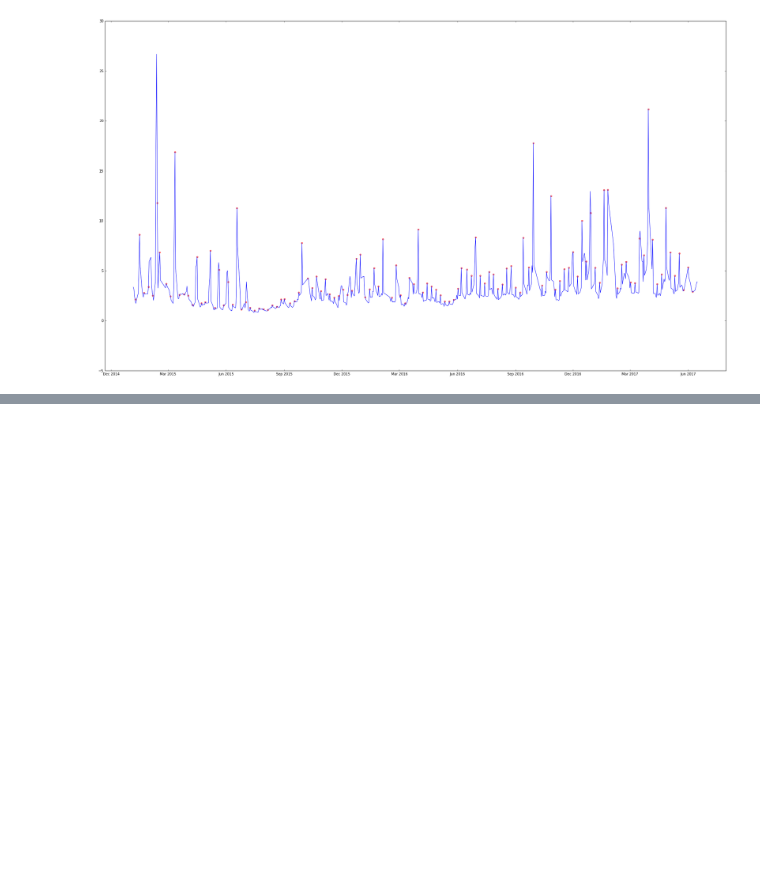
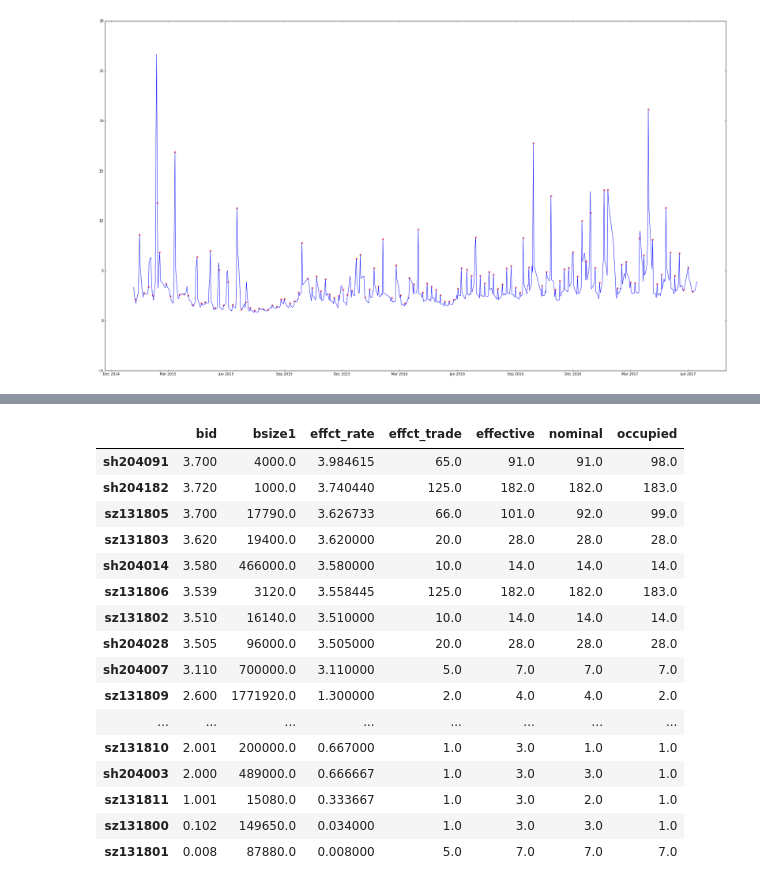
Before and after one commit to AuthenticBladeRunner/FinDataFetcher, a Jupyter notebook: BuyBack.ipynb, the cells around one changed output, grey strips where cells are left out. Cells and saved outputs as stored; diff of their text form; code cells hidden in the pictures; blank space fills up the shorter version.

```diff
--- a/BuyBack.ipynb
+++ b/BuyBack.ipynb
@@ -44,0 +46,14 @@ sEndDate = sBgnDate
+# %%
+# 生成指定日期范围内每种逆回购的真实有效天数
+
+dEfcNd = {}    # effective natural days between Borrow Date and Buyback Date
+dOccpd = {}    # natural days of money occupied (natural days between first and second settlement)
+dEfcTd = {}    # effective trade days in between
+
+stN = set(dBbCodes.values())
+
+for n in stN:
+    dEfcNd[n] = {}
+    dOccpd[n] = {}
+    dEfcTd[n] = {}
+#end for
@@ -491,9 +633,8 @@ class Ticker:
 # %%
-import time
-import ast
-from collections import OrderedDict
-odTrdCal = readTuplesToOrderedDict('TrdCalCn.txt')
-bb = BuyBack(odTrdCal, time.strftime('%Y%m%d'))
+#bb = BuyBack(odTrdCal, time.strftime('%Y%m%d'))
+bb = BuyBack(odTrdCal, '20170630')
+# %%
+dQt = bb.updateQuotes()
 # %%
-bb.updateQuotes()
+bb.fMaxSzRateIn7d
 # %% [output]
@@ -500,0 +662,20 @@ NameError: name 'requests' is not defined
+# %%
+bb.dfBbTicker
+# %% [output]
+|  | bid | bsize1 | effct_rate | effct_trade | effective | nominal | occupied |
+| sh204091 | 3.700 | 4000.0 | 3.984615 | 65.0 | 91.0 | 91.0 | 98.0 |
+| sh204182 | 3.720 | 1000.0 | 3.740440 | 125.0 | 182.0 | 182.0 | 183.0 |
+| sz131805 | 3.700 | 17790.0 | 3.626733 | 66.0 | 101.0 | 92.0 | 99.0 |
+| sz131803 | 3.620 | 19400.0 | 3.620000 | 20.0 | 28.0 | 28.0 | 28.0 |
+| sh204014 | 3.580 | 466000.0 | 3.580000 | 10.0 | 14.0 | 14.0 | 14.0 |
+| sz131806 | 3.539 | 3120.0 | 3.558445 | 125.0 | 182.0 | 182.0 | 183.0 |
+| sz131802 | 3.510 | 16140.0 | 3.510000 | 10.0 | 14.0 | 14.0 | 14.0 |
+| sh204028 | 3.505 | 96000.0 | 3.505000 | 20.0 | 28.0 | 28.0 | 28.0 |
+| sh204007 | 3.110 | 700000.0 | 3.110000 | 5.0 | 7.0 | 7.0 | 7.0 |
+| sz131809 | 2.600 | 1771920.0 | 1.300000 | 2.0 | 4.0 | 4.0 | 2.0 |
+| ... | ... | ... | ... | ... | ... | ... | ... |
+| sz131810 | 2.001 | 200000.0 | 0.667000 | 1.0 | 3.0 | 1.0 | 1.0 |
+| sh204003 | 2.000 | 489000.0 | 0.666667 | 1.0 | 3.0 | 3.0 | 1.0 |
+| sz131811 | 1.001 | 15080.0 | 0.333667 | 1.0 | 3.0 | 2.0 | 1.0 |
+| sz131800 | 0.102 | 149650.0 | 0.034000 | 1.0 | 3.0 | 3.0 | 1.0 |
+| sz131801 | 0.008 | 87880.0 | 0.008000 | 5.0 | 7.0 | 7.0 | 7.0 |
```
Also changed, not shown: parts of 22 cells of this notebook.
